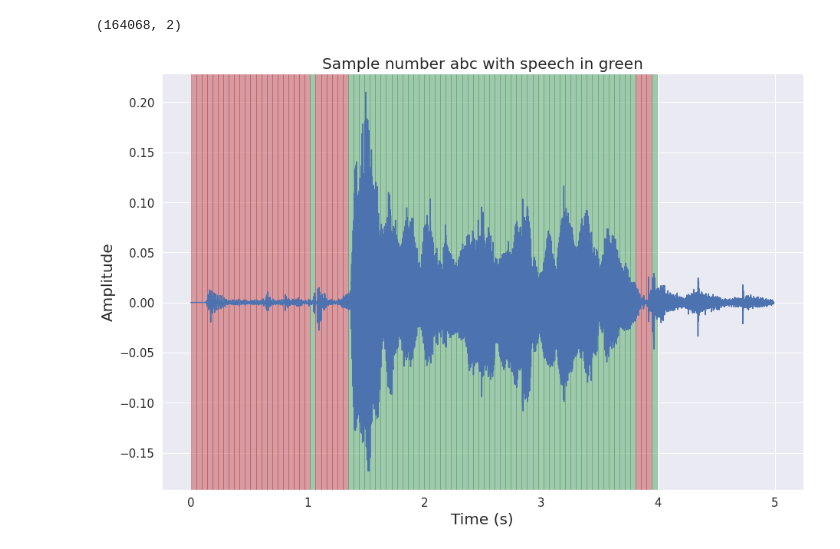
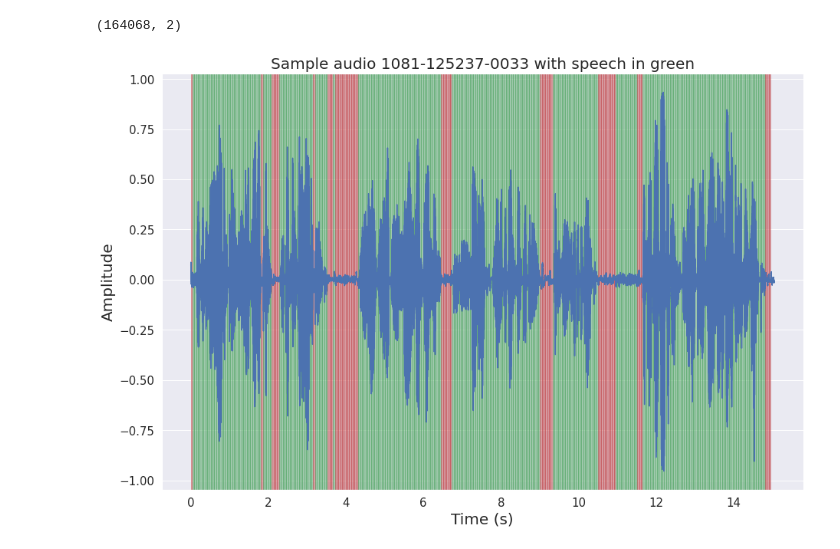
Before and after one commit to batuan/Audio_Challenge, a Jupyter notebook: Inference.ipynb, the cells around one changed output. Cells and saved outputs as stored; diff of their text form; code cells hidden in the pictures.

```diff
--- a/Inference.ipynb
+++ b/Inference.ipynb
@@ -23,8 +23,8 @@ if gpus:
 # %%
-audio_data = 'recorded.wav'#'./vad_data/1081-125237-0087.wav'
+audio_data = './vad_data/1081-125237-0033.wav' #'recorded.wav'
 signal , sr = librosa.load(audio_data)
 start = 0
-end = 4
+end = len(signal)//sr
 seg_star = int(np.floor(start * sr))
 seg_end = int(np.floor(end * sr))
 ipd.Audio(data=signal[seg_star:seg_end], rate=sr)
@@ -116,19 +122,20 @@ import seaborn as sns
 # %%
 plt.figure(figsize=(15, 10))
 sns.set()
 sns.lineplot(x=[i / sr for i in range(len(signal))], y=signal)
 
 start, end = 0, 0
 for i, seg in enumerate(segs):
     start, end = seg[0] / sr, seg[1] / sr
     color = 'r' if predict[i]==0 else 'g'
     plt.axvspan(start, end, alpha=0.5, color=color)
 
-plt.title(f"Sample number abc with speech in green", size=20)
+plt.title(f"Sample audio 1081-125237-0033 with speech in green", size=20)
 plt.xlabel("Time (s)", size=20)
 plt.ylabel("Amplitude", size=20)
 plt.xticks(size=15)
 plt.yticks(size=15)
+plt.savefig('sample.png', dpi=300)
 plt.show()
 # %% [output]
-[figure, old version]
+[figure, new version]
```
Also changed, not shown: parts of 4 cells of this notebook, 8 other files.
